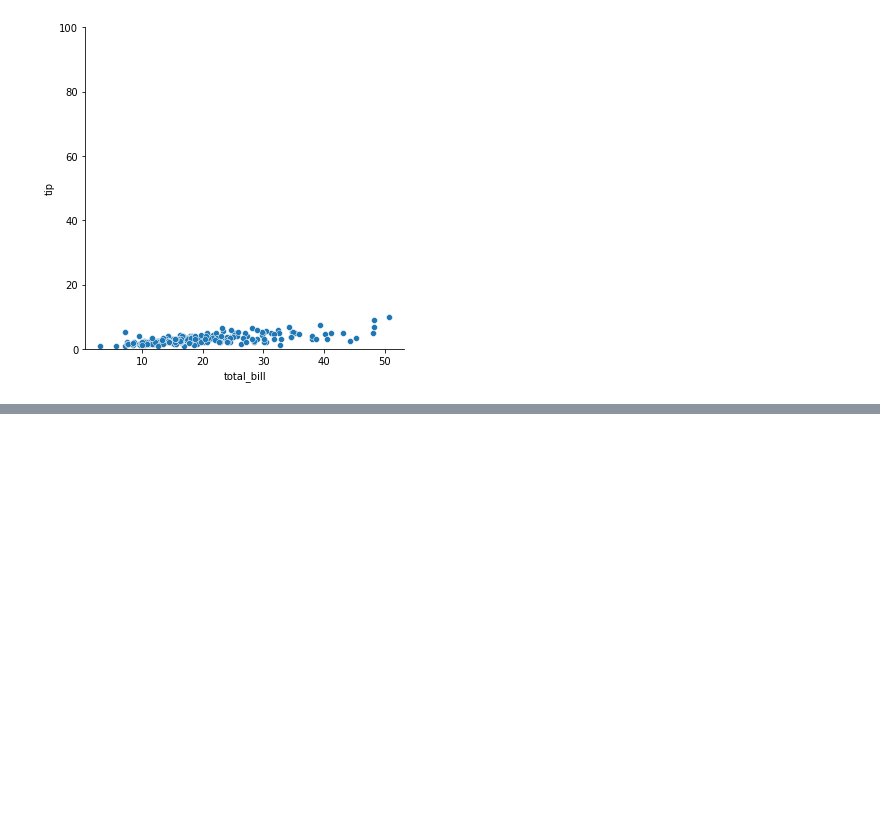
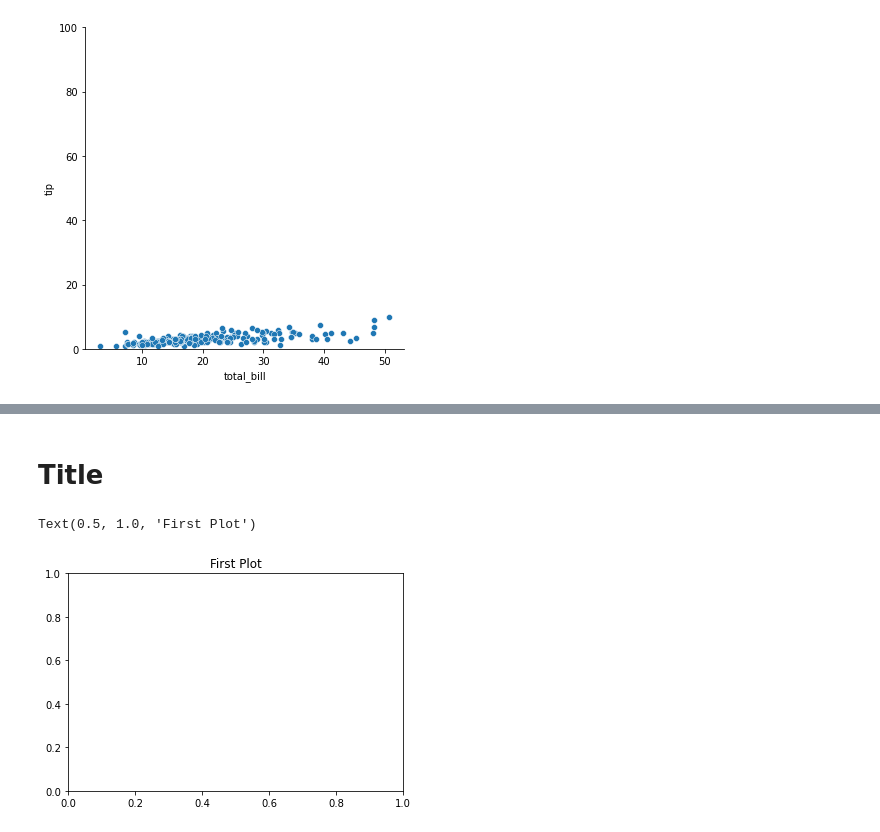
Before and after one commit to jedlueng/WBS-MISDI-Programming, a Jupyter notebook: PFDA/Week4/week4_visualization_matplotlib.ipynb, the cells around one changed output, grey strips where cells are left out. Saved outputs shown, nothing was run; the diff lists cells and outputs as text; code cells hidden in the pictures; blank space fills up the shorter version.

```diff
--- a/PFDA/Week4/week4_visualization_matplotlib.ipynb
+++ b/PFDA/Week4/week4_visualization_matplotlib.ipynb
@@ -310,0 +323,7 @@ plt.ylim((0, 100))
+# %% [markdown]
+# Title
+# %%
+plt.title('First Plot')
+# %% [output]
+Text(0.5, 1.0, 'First Plot')
+[figure, added]
```
Also changed, not shown: parts of 4 cells of this notebook, 9 other files.
